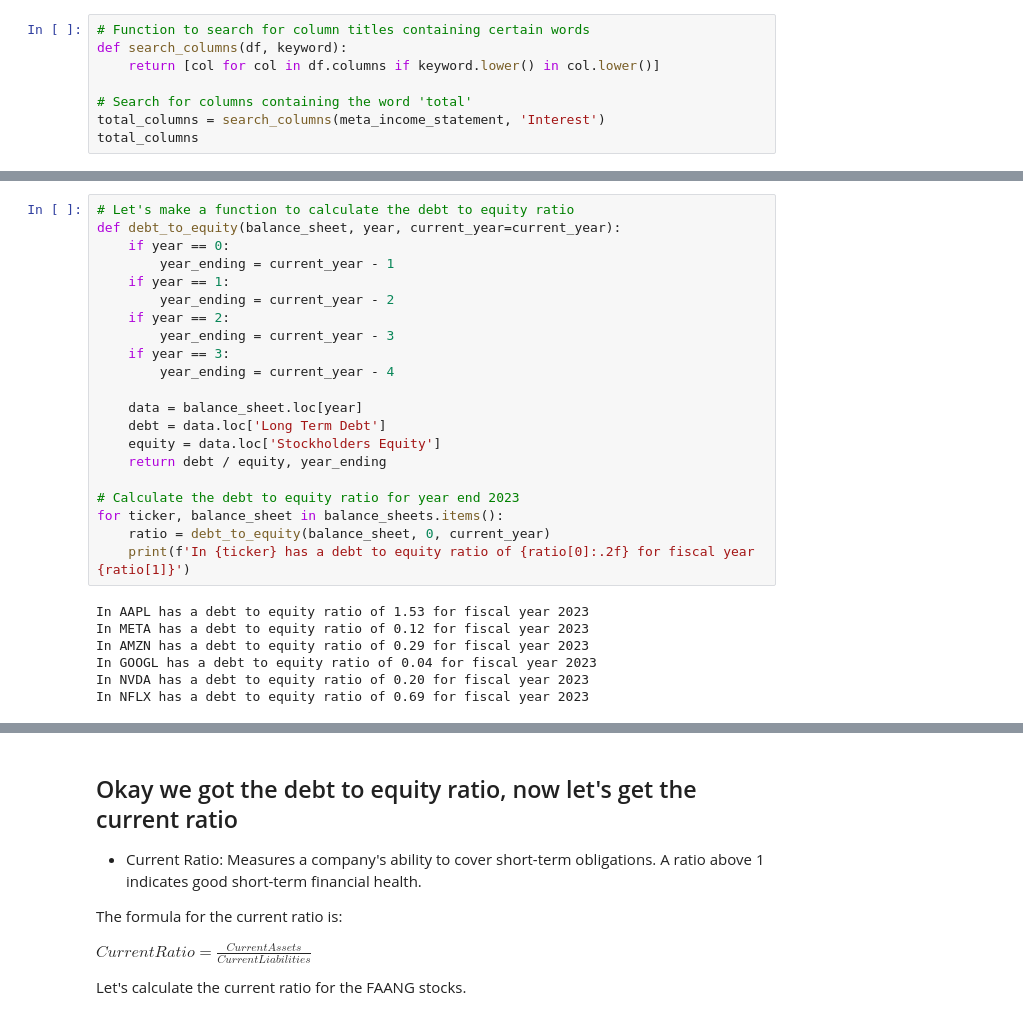
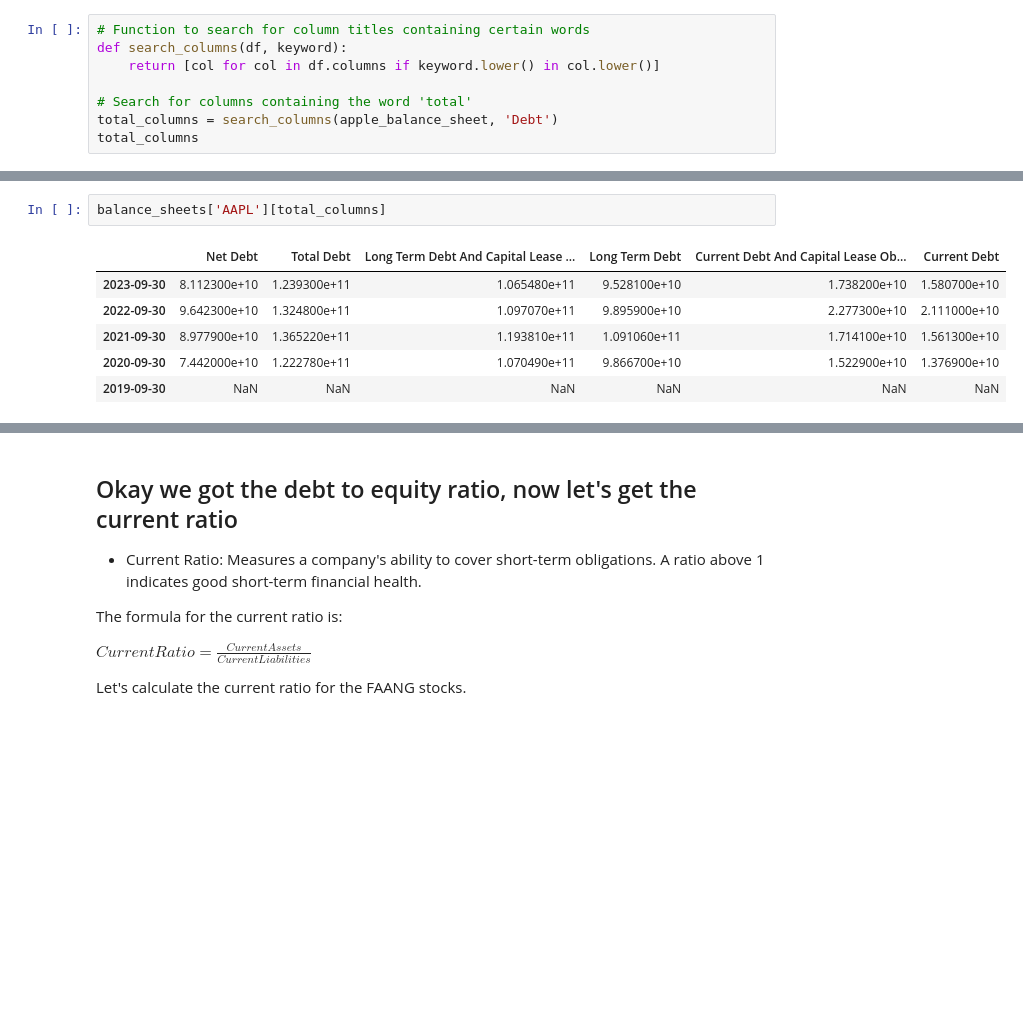
Before and after one commit to AstroWa3l/investment_strategies, a Jupyter notebook: financial_stability_screener.ipynb, the cells around one changed output, grey strips where cells are left out. Drawn from its saved outputs; the diff is of its cells as text; blank space fills up the shorter version.

```diff
--- a/financial_stability_screener.ipynb
+++ b/financial_stability_screener.ipynb
@@ -140,6 +132,6 @@ def search_columns(df, keyword):
     return [col for col in df.columns if keyword.lower() in col.lower()]
 
 # Search for columns containing the word 'total'
-total_columns = search_columns(meta_income_statement, 'Interest')
+total_columns = search_columns(apple_balance_sheet, 'Debt')
 total_columns
 # %% [output]
@@ -173,28 +144,9 @@ total_columns
-# %%
-# Let's make a function to calculate the debt to equity ratio
-def debt_to_equity(balance_sheet, year, current_year=current_year):
-    if year == 0:
-        year_ending = current_year - 1
-    if year == 1:
-        year_ending = current_year - 2
-    if year == 2:
-        year_ending = current_year - 3
-    if year == 3:
-        year_ending = current_year - 4
-
-    data = balance_sheet.loc[year]
-    debt = data.loc['Long Term Debt']
-    equity = data.loc['Stockholders Equity']
-    return debt / equity, year_ending
-
-# Calculate the debt to equity ratio for year end 2023
-for ticker, balance_sheet in balance_sheets.items():
-    ratio = debt_to_equity(balance_sheet, 0, current_year)
-    print(f'In {ticker} has a debt to equity ratio of {ratio[0]:.2f} for fiscal year {ratio[1]}')
-# %% [output]
-In AAPL has a debt to equity ratio of 1.53 for fiscal year 2023
-In META has a debt to equity ratio of 0.12 for fiscal year 2023
-In AMZN has a debt to equity ratio of 0.29 for fiscal year 2023
-In GOOGL has a debt to equity ratio of 0.04 for fiscal year 2023
-In NVDA has a debt to equity ratio of 0.20 for fiscal year 2023
-In NFLX has a debt to equity ratio of 0.69 for fiscal year 2023
+# %%
+balance_sheets['AAPL'][total_columns]
+# %% [output]
+|  | Net Debt | Total Debt | Long Term Debt And Capital Lease ... | Long Term Debt | Current Debt And Capital Lease Ob... | Current Debt |
+| 2023-09-30 | 8.112300e+10 | 1.239300e+11 | 1.065480e+11 | 9.528100e+10 | 1.738200e+10 | 1.580700e+10 |
+| 2022-09-30 | 9.642300e+10 | 1.324800e+11 | 1.097070e+11 | 9.895900e+10 | 2.277300e+10 | 2.111000e+10 |
+| 2021-09-30 | 8.977900e+10 | 1.365220e+11 | 1.193810e+11 | 1.091060e+11 | 1.714100e+10 | 1.561300e+10 |
+| 2020-09-30 | 7.442000e+10 | 1.222780e+11 | 1.070490e+11 | 9.866700e+10 | 1.522900e+10 | 1.376900e+10 |
+| 2019-09-30 | NaN | NaN | NaN | NaN | NaN | NaN |
```
Also changed, not shown: parts of 31 cells of this notebook, 12 other files.
